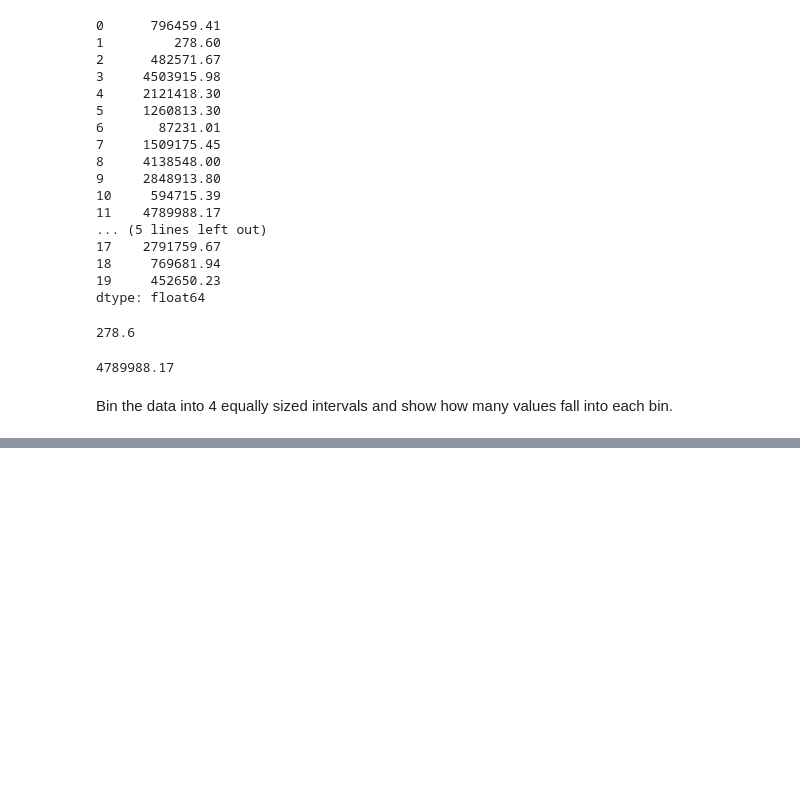
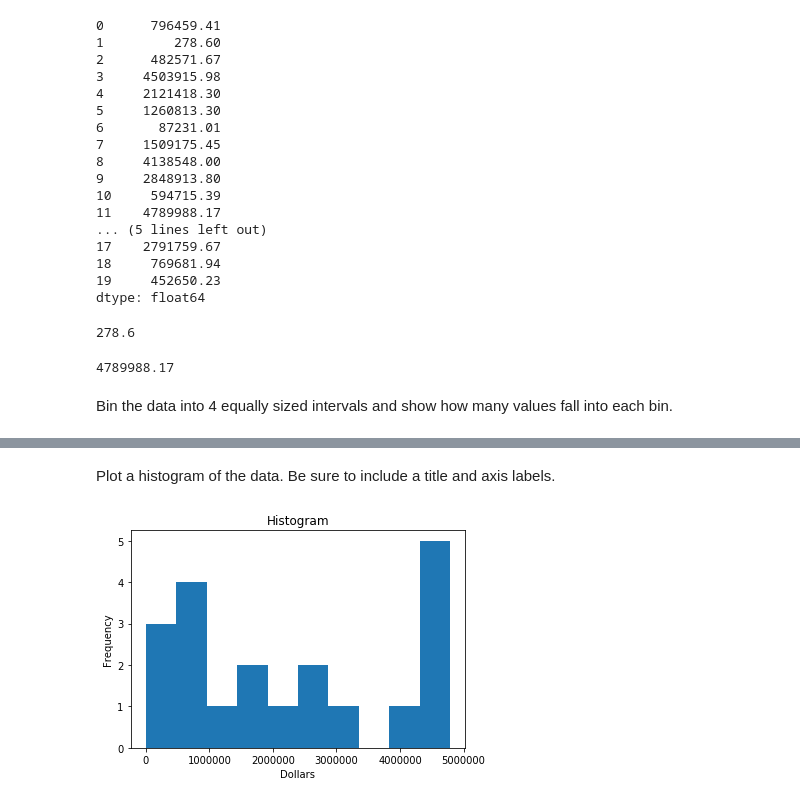
Before and after one commit to matt-c-knight/numpy-pandas-visualization-exercises, a Jupyter notebook: pandas_series.ipynb, the cells around one changed output, grey strips where cells are left out. Drawn from its saved outputs; the diff is of its cells as text; code cells hidden in the pictures; blank space fills up the shorter version.

```diff
--- a/pandas_series.ipynb
+++ b/pandas_series.ipynb
@@ -413 +413,3 @@ divide.value_counts()
 dtype: int64
+# %% [markdown]
+Plot a histogram of the data. Be sure to include a title and axis labels.
@@ -413,0 +418,8 @@ dtype: int64
+# %%
+plt.title("Histogram")
+plt.xlabel("Dollars")
+plt.ylabel("Frequency")
+plt.hist(dollars)
+plt.show()
+# %% [output]
+[figure, added]
```
Also changed, not shown: parts of 13 cells of this notebook.
